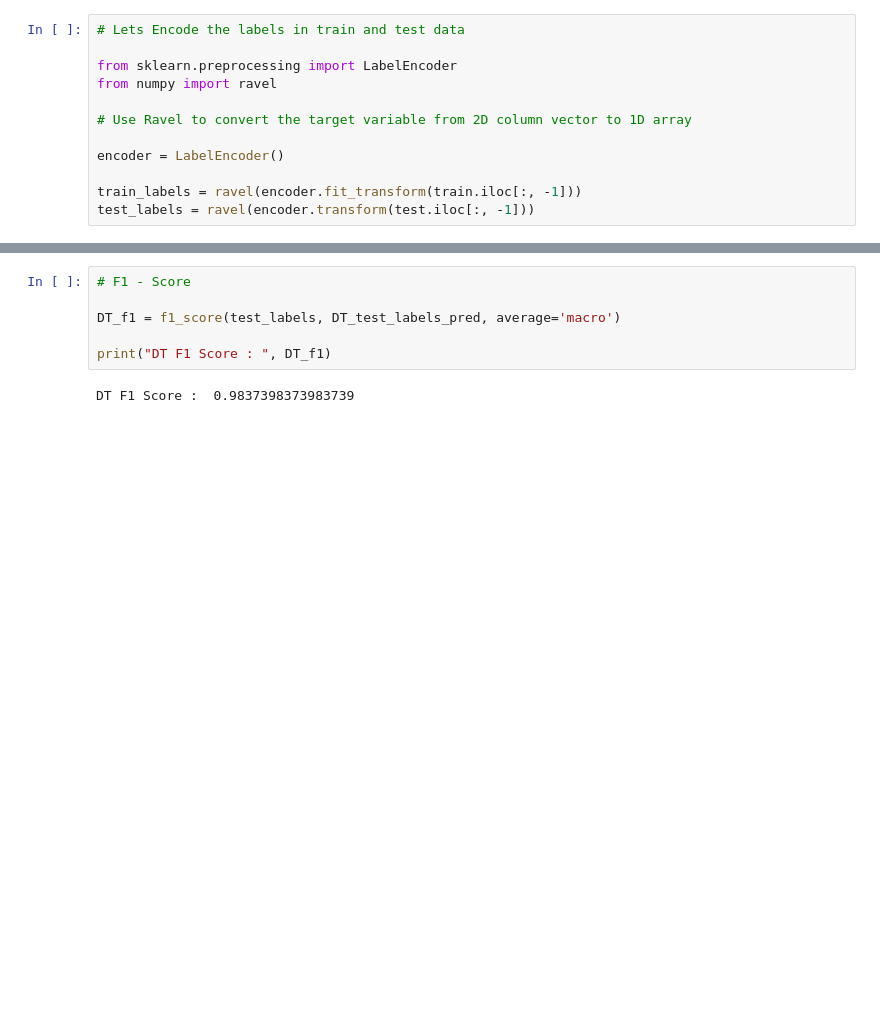
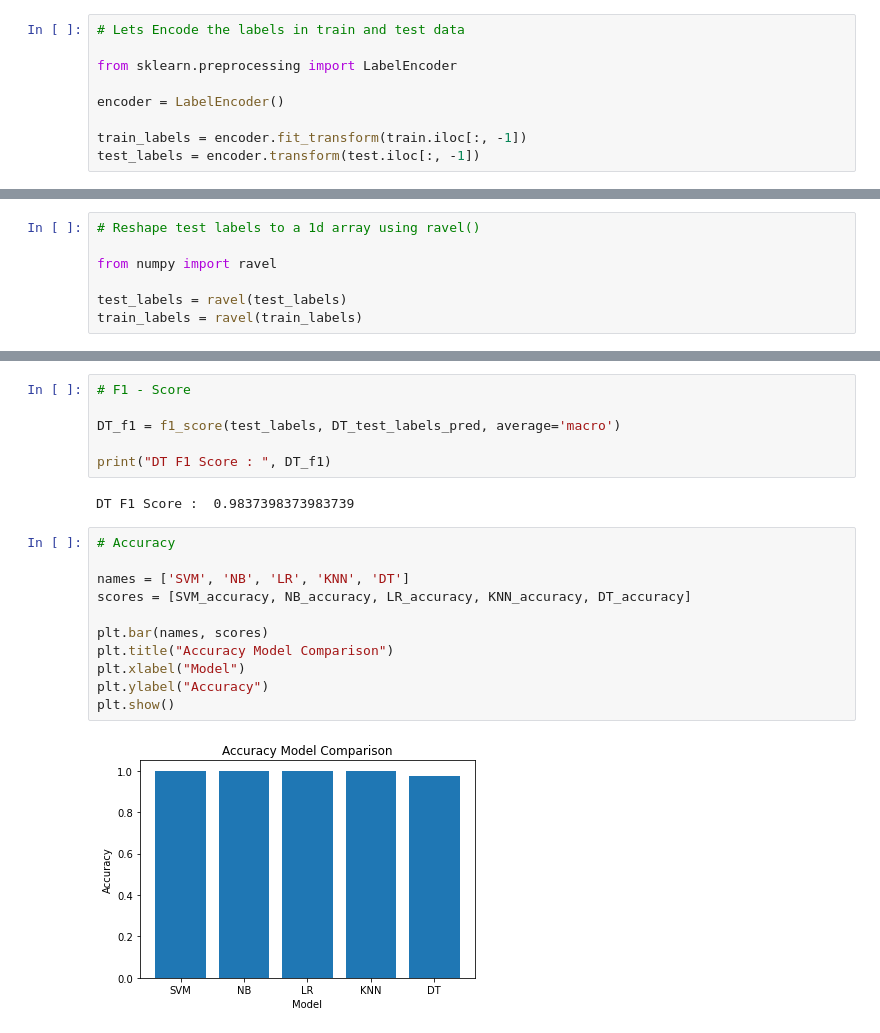
Before and after one commit to imsatyasaiteja/Disease_Prediction_ML, a Jupyter notebook: Disease_Prediction_Using_ML.ipynb, the cells around one changed output, grey strips where cells are left out. Drawn from its saved outputs; the diff is of its cells as text; blank space fills up the shorter version.

```diff
--- a/Disease_Prediction_Using_ML.ipynb
+++ b/Disease_Prediction_Using_ML.ipynb
@@ -123,14 +122,11 @@ test_labels.head(5)
 # Lets Encode the labels in train and test data
 
 from sklearn.preprocessing import LabelEncoder
-from numpy import ravel
-
-# Use Ravel to convert the target variable from 2D column vector to 1D array
 
 encoder = LabelEncoder()
 
-train_labels = ravel(encoder.fit_transform(train.iloc[:, -1]))
-test_labels = ravel(encoder.transform(test.iloc[:, -1]))
+train_labels = encoder.fit_transform(train.iloc[:, -1])
+test_labels = encoder.transform(test.iloc[:, -1])
 # %%
 # Encoded train labels
 
@@ -155,6 +151,13 @@ test_labels.head(5)
 | 2 | 16 |
 | 3 | 9 |
 | 4 | 14 |
+# %%
+# Reshape test labels to a 1d array using ravel()
+
+from numpy import ravel
+
+test_labels = ravel(test_labels)
+train_labels = ravel(train_labels)
 # %% [markdown]
 **Implementing Support Vector Machine**
 # %%
@@ -397,3 +400,16 @@ DT_f1 = f1_score(test_labels, DT_test_labels_pred, average='macro')
 print("DT F1 Score : ", DT_f1)
 # %% [output]
 DT F1 Score :  0.9837398373983739
+# %%
+# Accuracy
+
+names = ['SVM', 'NB', 'LR', 'KNN', 'DT']
+scores = [SVM_accuracy, NB_accuracy, LR_accuracy, KNN_accuracy, DT_accuracy]
+
+plt.bar(names, scores)
+plt.title("Accuracy Model Comparison")
+plt.xlabel("Model")
+plt.ylabel("Accuracy")
+plt.show()
+# %% [output]
+[figure, added]
```
Also changed, not shown: parts of 5 cells of this notebook.
